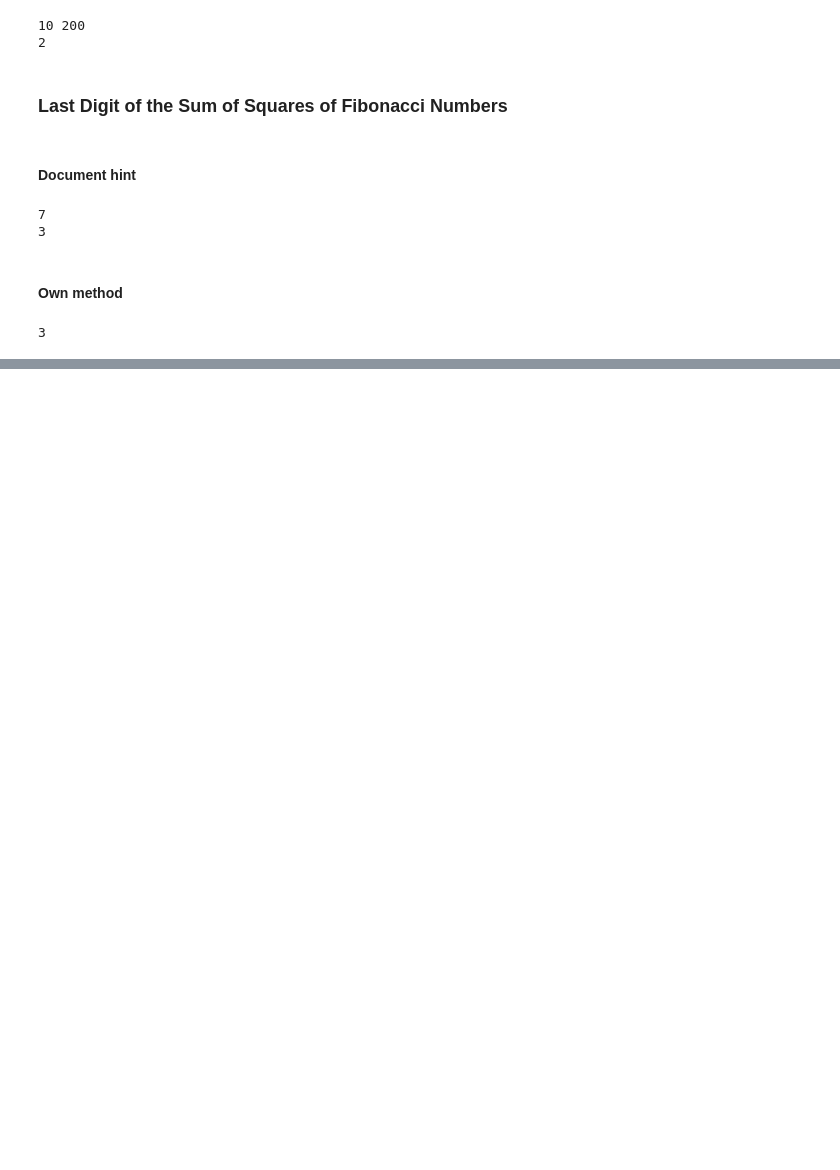
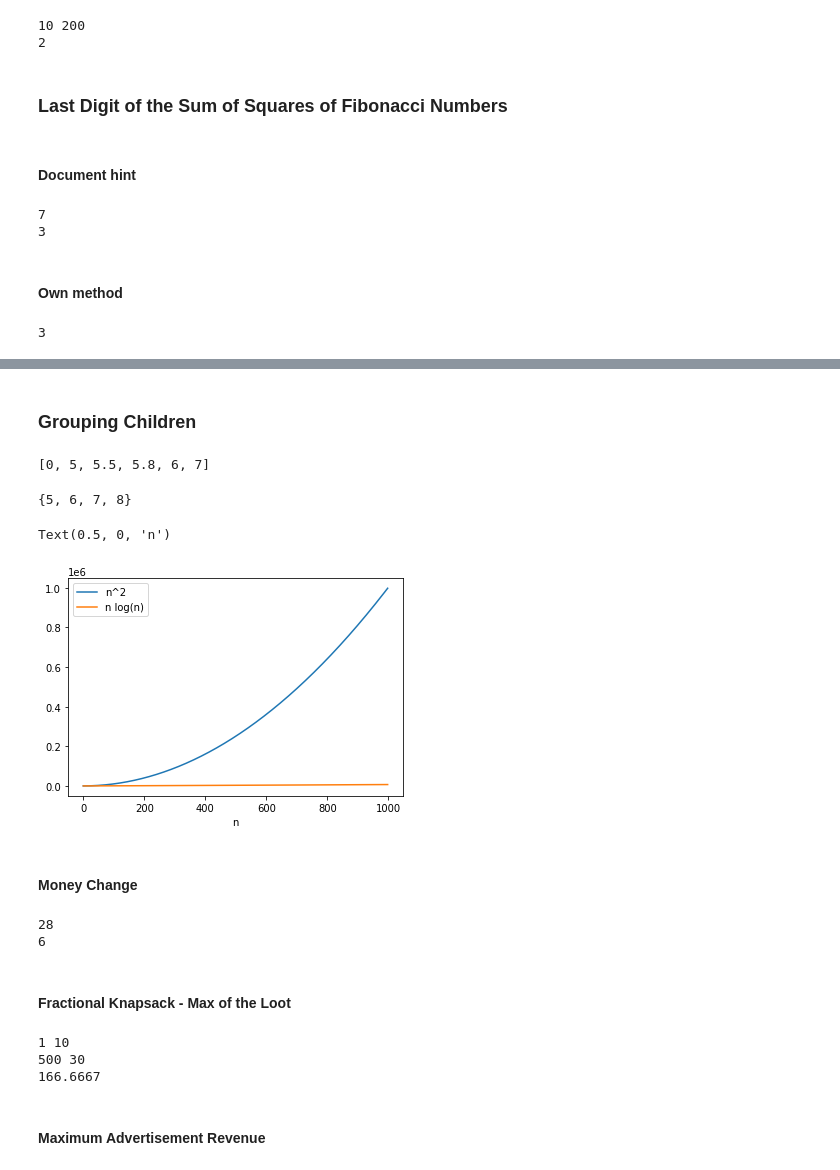
Before and after one commit to saipranayv1710/Data-Structures, a Jupyter notebook: Data Structures.ipynb, the cells around one changed output, grey strips where cells are left out. Drawn from its saved outputs; the diff is of its cells as text; code cells hidden in the pictures; blank space fills up the shorter version.

```diff
--- a/Data Structures.ipynb
+++ b/Data Structures.ipynb
@@ -643,0 +706,7 @@ Last_digit_sum_of_SQUARES_of_fib_numbers(7)
+# %% [markdown]
+### Grouping Children
+# %%
+x = [0]+[5, 5.5, 5.8, 6, 7]
+print(x)
+# %% [output]
+[0, 5, 5.5, 5.8, 6, 7]
@@ -643,0 +729,4 @@ Last_digit_sum_of_SQUARES_of_fib_numbers(7)
+# %%
+PointsCoverSorted(x)
+# %% [output]
+{5, 6, 7, 8}
@@ -643,0 +737,68 @@ Last_digit_sum_of_SQUARES_of_fib_numbers(7)
+# %%
+len_ = 1000
+plt.plot([n**2 for n in range(1,len_)], label = 'n^2')
+plt.plot([n*np.log(n) for n in range(1,len_)], label = 'n log(n)')
+plt.legend()
+plt.xlabel("n")
+# %% [output]
+Text(0.5, 0, 'n')
+[figure, added]
+# %% [markdown]
+#### Money Change
+# %%
+# file:///C:/Users/LENOVO/Desktop/Data%20Structures/toolbox2108212108/week3_greedy_algorithms/week3_greedy_algorithms.pdf
+
+# Uses python3
+def get_change(n):
+
+    # write your code here
+    coins = 0
+    for den in [10,5,1]:
+        rem = n%den
+        coins += (n//den)
+        n = rem
+
+    return coins
+
+if __name__ == '__main__':
+    m = int(input())
+    print(get_change(m))
+# %% [output]
+28
+6
+# %% [markdown]
+#### Fractional Knapsack - Max of the Loot
+# %%
+# Uses python3
+# file:///C:/Users/LENOVO/Desktop/Data%20Structures/toolbox_slides/02_greedy_3_fractionalknapsack.pdf
+
+def get_optimal_value(W,l):
+
+    # Sorting based on the vi/wi values in DESC order
+    l = sorted(l , key = lambda x: x[0]/x[1], reverse=True)
+
+    V = 0
+    for i in range(n):
+        # l[i][0] is Value and l[i][1] is weight
+
+        if W==0:
+            return V
+
+        a = min( l[i][1] , W)
+        V = V+ a*(l[i][0] / l[i][1])
+        W = W-a
+
+    return V
+
+
+if __name__ == "__main__":
+    n, capacity = list(map(int, input().split()))
+    values_weights = [ list(map(int, input().split())) for _ in range(n)]
+    opt_value = get_optimal_value(capacity, values_weights)
+    print("{:.4f}".format(opt_value))
+# %% [output]
+1 10
+500 30
+166.6667
+# %% [markdown]
+####  Maximum Advertisement Revenue
```
Also changed, not shown: parts of 24 cells of this notebook, 4 other files.
